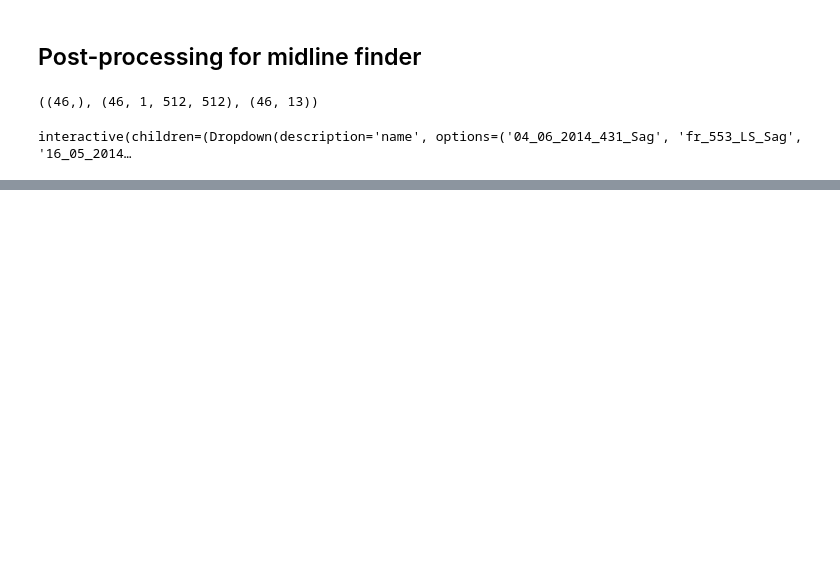
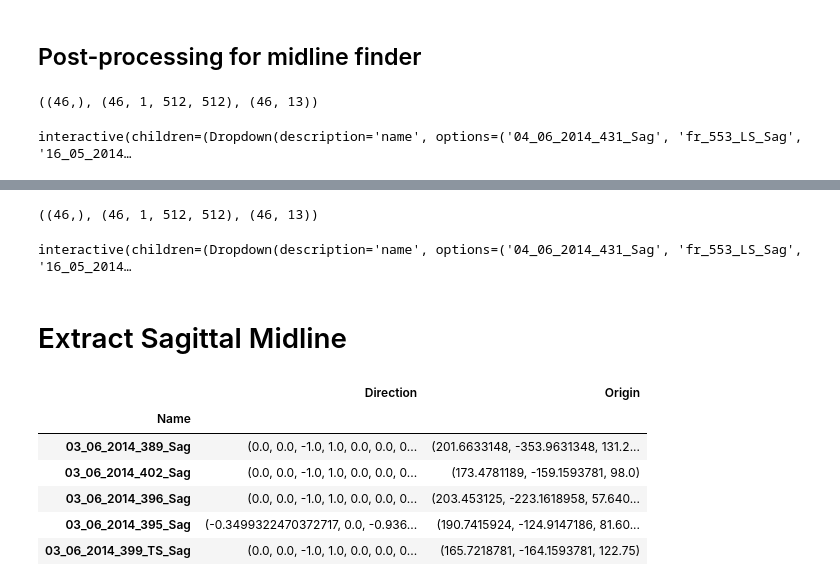
Before and after one commit to DMcSweeney/coronal_sagittal_cnn, a Jupyter notebook: notebooks/midline_post.ipynb, the cells around one changed output, grey strips where cells are left out. Cells and saved outputs as stored; diff of their text form; code cells hidden in the pictures; blank space fills up the shorter version.

```diff
--- a/notebooks/midline_post.ipynb
+++ b/notebooks/midline_post.ipynb
@@ -53,0 +77,7 @@ interactive(children=(Dropdown(description='name', options=('04_06_2014_431_Sag'
+# %%
+mip_preds = np.load('../outputs/midline_finder_preds.npz')
+
+mip_ids, mip_masks, mip_labels = mip_preds.values()
+mip_ids.shape, mip_masks.shape, mip_labels.shape
+# %% [output]
+((46,), (46, 1, 512, 512), (46, 13))
@@ -53,0 +87,38 @@ interactive(children=(Dropdown(description='name', options=('04_06_2014_431_Sag'
+# %%
+@interact
+def plot_midline(name=list(ids)):
+    idx = list(ids).index(name)
+    img = np.load(f'../midline_data/testing/slices/coronal/{name}.npy')
+    pred = mip_masks[idx, 0]
+    fig, ax = plt.subplots(1, 2, figsize=(20, 10))
+    #ax[1].axis('off')
+    xd = np.linspace(0, pred.shape[0], pred.shape[0])
+    #pred = gaussian_filter(pred, sigma=5)
+    norm_pred = np.where(pred < 0.5, 0, 1)
+    max_ = np.argmax(norm_pred, axis=1)
+    contours = measure.find_contours(pred, 0.5)
+    # Get center of contours
+    x = [np.mean(contour[:, 1]) for contour in contours]
+    y = [np.mean(contour[:, 0]) for contour in contours]
+    # Fit spline
+    tck = interpolate.splrep(y, x, k=1, s=0)
+    xd = np.linspace(0, 512, 512)
+    fit = interpolate.splev(xd, tck, der=0)
+
+    ax[0].imshow(img)
+    ax[1].imshow(img)
+    ax[1].imshow(norm_pred, alpha=0.5, cmap='magma')
+    ax[1].plot(fit, xd, c='y', lw=2, alpha=0.8)
+    # Plot contours
+    for contour in contours:
+        x, y = np.mean(contour[:, 1]), np.mean(contour[:, 0])
+        ax[0].plot(contour[:, 1], contour[:, 0], linewidth=3)
+        ax[0].scatter(x, y, marker='+', c='r', s=500)
+        ax[1].scatter(x, y, marker='+', c='r', s=500)
+
+    ax[1].set_ylim([512, 0])
+    ax[1].set_xlim([0, 512])
+# %% [output]
+interactive(children=(Dropdown(description='name', options=('04_06_2014_431_Sag', 'fr_553_LS_Sag', '16_05_2014…
+# %% [markdown]
+# Extract Sagittal Midline
@@ -53,0 +128,12 @@ interactive(children=(Dropdown(description='name', options=('04_06_2014_431_Sag'
+# %%
+direct_df = pd.read_csv('../dicom_direction.csv', index_col='Name', converters={'Direction': literal_eval})
+base_direction = (1.0, 0.0, 0.0, 0.0, 1.0, 0.0, 0.0, 0.0, 1.0)
+direct_df.head()
+# %% [output]
+|  | Direction | Origin |
+| Name |  |  |
+| 03_06_2014_389_Sag | (0.0, 0.0, -1.0, 1.0, 0.0, 0.0, 0... | (201.6633148, -353.9631348, 131.2... |
+| 03_06_2014_402_Sag | (0.0, 0.0, -1.0, 1.0, 0.0, 0.0, 0... | (173.4781189, -159.1593781, 98.0) |
+| 03_06_2014_396_Sag | (0.0, 0.0, -1.0, 1.0, 0.0, 0.0, 0... | (203.453125, -223.1618958, 57.640... |
+| 03_06_2014_395_Sag | (-0.3499322470372717, 0.0, -0.936... | (190.7415924, -124.9147186, 81.60... |
+| 03_06_2014_399_TS_Sag | (0.0, 0.0, -1.0, 1.0, 0.0, 0.0, 0... | (165.7218781, -164.1593781, 122.75) |
```
Also changed, not shown: parts of 12 cells of this notebook, 9 other files.
